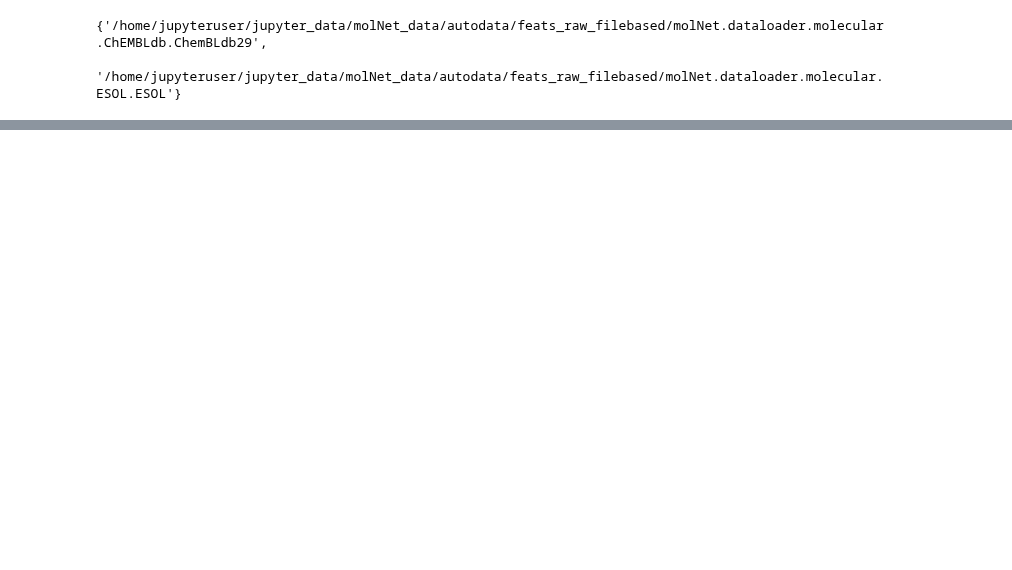
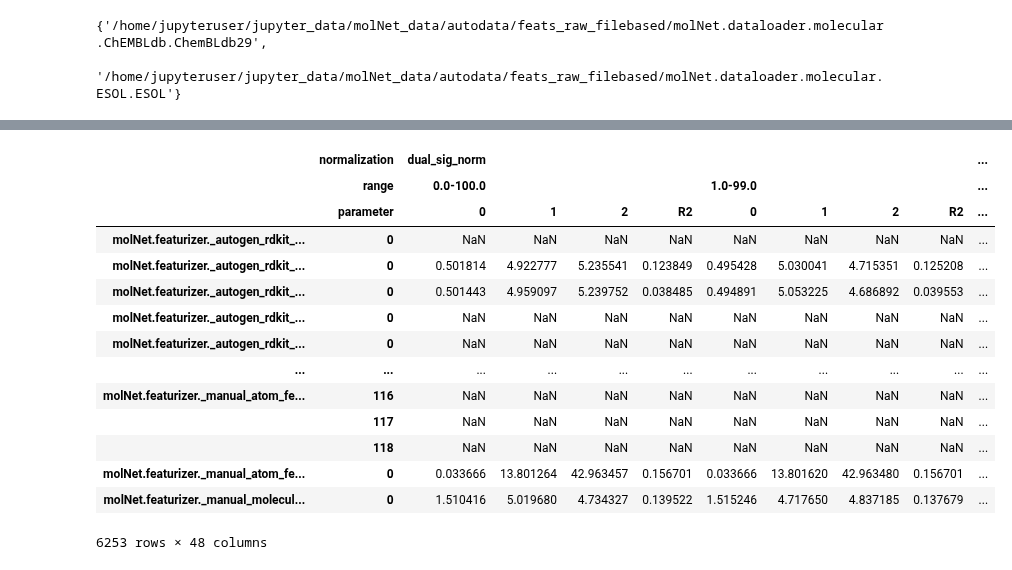
Before and after one commit to JulianKimmig/molNet, a Jupyter notebook: tools/ecdf/esdf data gen.ipynb, the cells around one changed output, grey strips where cells are left out. Drawn from its saved outputs; the diff is of its cells as text; code cells hidden in the pictures; blank space fills up the shorter version.

Commit message:
normalization in excel

```diff
--- a/tools/ecdf/esdf data gen.ipynb
+++ b/tools/ecdf/esdf data gen.ipynb
@@ -806,3 +841,23 @@ featurizer_norm
+# %%
+df = pd.read_excel("featurizer_norm.xlsx",index_col=[0,1], header=[0, 1,2])
+#df.columns = df.columns.to_flat_index()
+df
+# %% [output]
+|  | normalization | dual_sig_norm |  |  |  |  |  |  |  | ... |
+|  | range | 0.0-100.0 |  |  |  | 1.0-99.0 |  |  |  | ... |
+|  | parameter | 0 | 1 | 2 | R2 | 0 | 1 | 2 | R2 | ... |
+| molNet.featurizer._autogen_rdkit_... | 0 | NaN | NaN | NaN | NaN | NaN | NaN | NaN | NaN | ... |
+| molNet.featurizer._autogen_rdkit_... | 0 | 0.501814 | 4.922777 | 5.235541 | 0.123849 | 0.495428 | 5.030041 | 4.715351 | 0.125208 | ... |
+| molNet.featurizer._autogen_rdkit_... | 0 | 0.501443 | 4.959097 | 5.239752 | 0.038485 | 0.494891 | 5.053225 | 4.686892 | 0.039553 | ... |
+| molNet.featurizer._autogen_rdkit_... | 0 | NaN | NaN | NaN | NaN | NaN | NaN | NaN | NaN | ... |
+| molNet.featurizer._autogen_rdkit_... | 0 | NaN | NaN | NaN | NaN | NaN | NaN | NaN | NaN | ... |
+| ... | ... | ... | ... | ... | ... | ... | ... | ... | ... | ... |
+| molNet.featurizer._manual_atom_fe... | 116 | NaN | NaN | NaN | NaN | NaN | NaN | NaN | NaN | ... |
+|  | 117 | NaN | NaN | NaN | NaN | NaN | NaN | NaN | NaN | ... |
+|  | 118 | NaN | NaN | NaN | NaN | NaN | NaN | NaN | NaN | ... |
+| molNet.featurizer._manual_atom_fe... | 0 | 0.033666 | 13.801264 | 42.963457 | 0.156701 | 0.033666 | 13.801620 | 42.963480 | 0.156701 | ... |
+| molNet.featurizer._manual_molecul... | 0 | 1.510416 | 5.019680 | 4.734327 | 0.139522 | 1.515246 | 4.717650 | 4.837185 | 0.137679 | ... |
+6253 rows × 48 columns
 # %%
 featurizer = molNet.featurizer.get_molecule_featurizer_info()
 ecdf_img_dir="ecdf_images"
```
Also changed, not shown: parts of 7 cells of this notebook, 1 other file.
